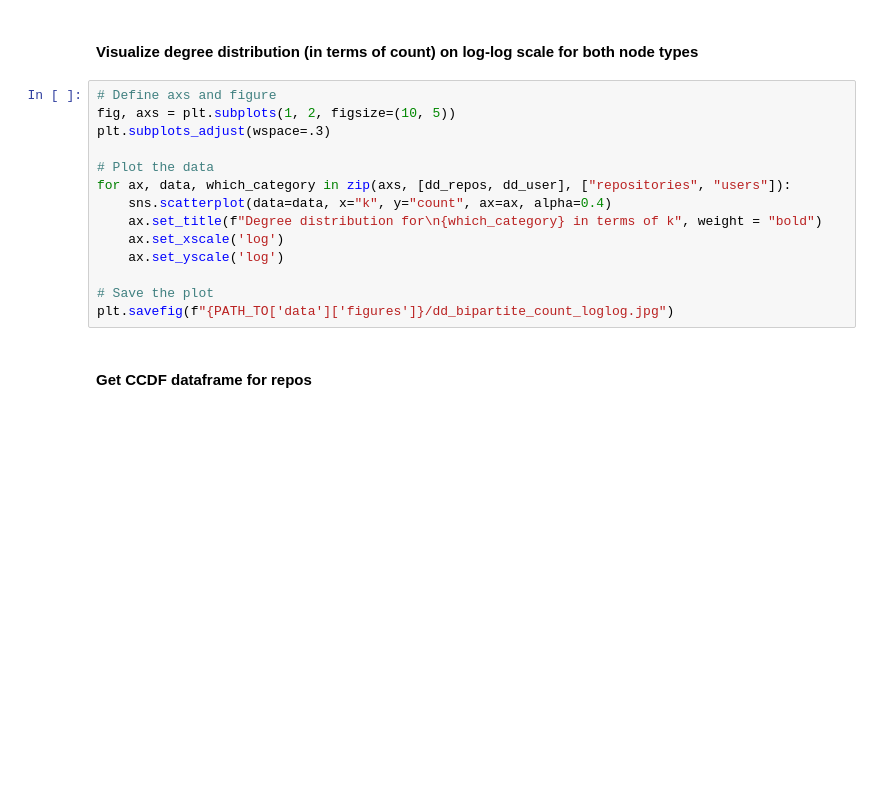
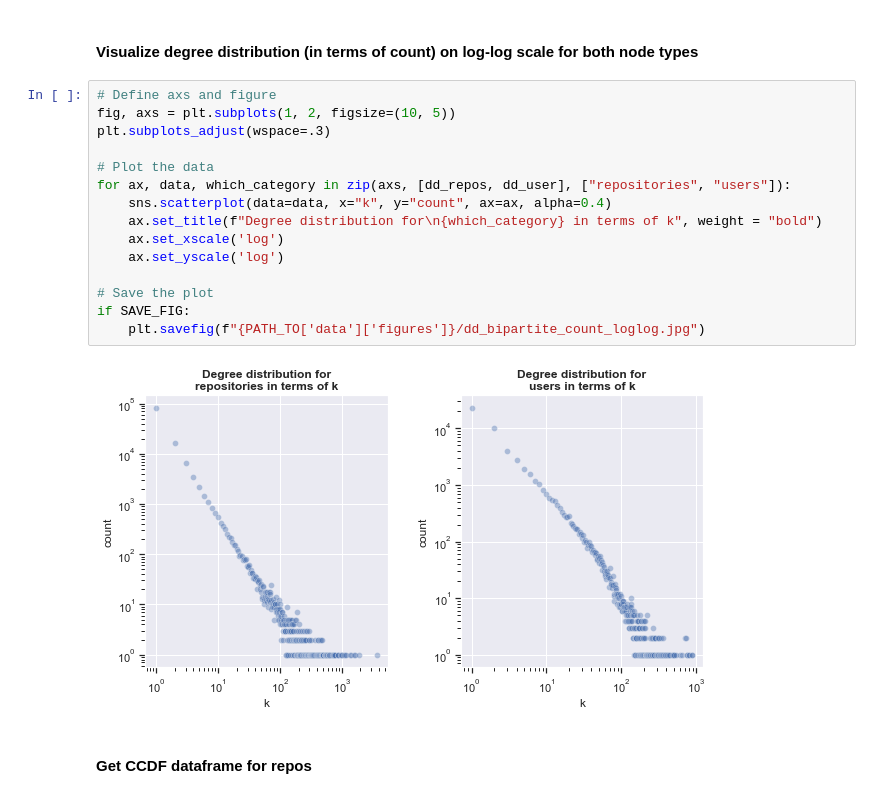
Before and after one commit to lukyrasocha/github-recommendation-system, a Jupyter notebook: main.ipynb, the cells around one changed output. Cells and saved outputs as stored; diff of their text form; blank space fills up the shorter version.

```diff
--- a/main.ipynb
+++ b/main.ipynb
@@ -410,17 +492,20 @@ plt.savefig(f"{PATH_TO['data']['figures']}/dd_bipartite_count.jpg")
 # %%
 # Define axs and figure
 fig, axs = plt.subplots(1, 2, figsize=(10, 5))
 plt.subplots_adjust(wspace=.3)
 
 # Plot the data
 for ax, data, which_category in zip(axs, [dd_repos, dd_user], ["repositories", "users"]):
     sns.scatterplot(data=data, x="k", y="count", ax=ax, alpha=0.4)
     ax.set_title(f"Degree distribution for\n{which_category} in terms of k", weight = "bold")
     ax.set_xscale('log')
     ax.set_yscale('log')
 
 # Save the plot
-plt.savefig(f"{PATH_TO['data']['figures']}/dd_bipartite_count_loglog.jpg")
+if SAVE_FIG:
+    plt.savefig(f"{PATH_TO['data']['figures']}/dd_bipartite_count_loglog.jpg")
+# %% [output]
+[figure, added]
 # %% [markdown]
 #### Get CCDF dataframe for repos
 # %%
```
Also changed, not shown: parts of 31 cells of this notebook, 3 other files.
